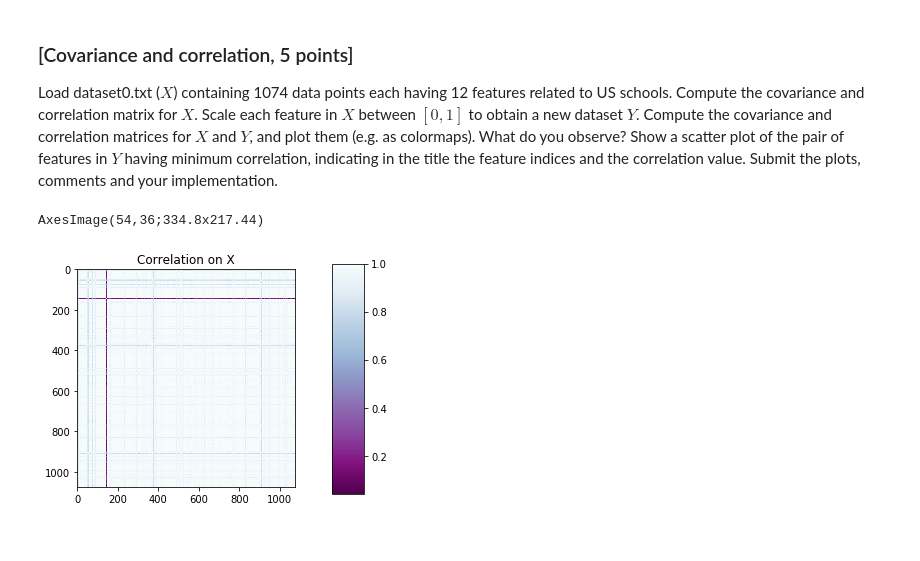
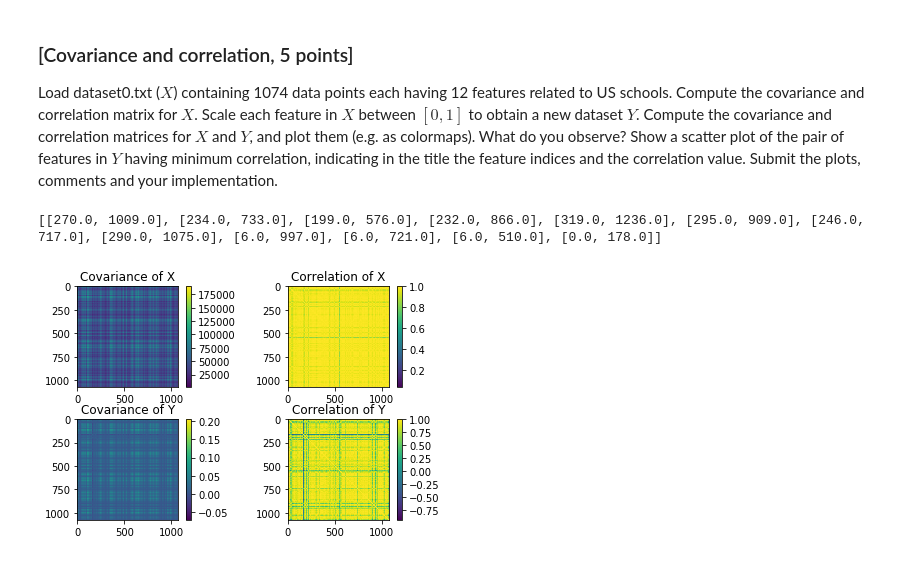
Before and after one commit to znittzel/ml_rh, a Jupyter notebook: hw0.ipynb, the cells around one changed output. Drawn from its saved outputs; the diff is of its cells as text; code cells hidden in the pictures.

```diff
--- a/hw0.ipynb
+++ b/hw0.ipynb
@@ -126,47 +163,51 @@ correlation value. Submit the plots, comments and your implementation.
 # %%
 # Load data
 X = np.loadtxt("dataset.txt")
 
-# Get row and column sizes
-s_r = X.shape[0]
-s_c = X.shape[1]
+# Define subplots
+f, ((X1, X2), (Y1, Y2)) = plt.subplots(2, 2)
 
-# Compute covariance on X
+# Compute coveriance for X and set colorbar
 covX = np.cov(X)
+plot1 = X1.imshow(covX)
+X1.set_title("Covariance of X")
+plt.colorbar(plot1, ax=X1)
 
-# Compute correlation on X
+# Compute correlation for X and set colorbar
 corrX = np.corrcoef(X)
+plot2 = X2.imshow(corrX)
+X2.set_title("Correlation of X")
+plt.colorbar(plot2, ax=X2)
+plt.tight_layout()
 
-# Find min and max for every feature in data
+## Compute Y
 bounds = []
-for i in range(0,X.transpose().shape[0]):
-    bounds.append([X[i].min(),X[i].max()])
+XT = X.T # Transpose to get max and min from each column
+for i in range(0,XT.shape[0]):
+    bounds.append([XT[i].min(),XT[i].max()])
 
 # Normalize data in a scale of 0-1 into new dataset Y
 Y = []
 for i in range(0,len(X)):
     Y.append([])
     for j in range(0, len(X[i])):
         nv = (X[i][j] - bounds[j][0])/(bounds[j][1] - bounds[j][0])
         Y[i].append(nv)
 
-# Compute covariance on Y
+# Compute coveriance for Y and set colorbar
 covY = np.cov(Y)
+plot3 = Y1.imshow(covY)
+Y1.set_title("Covariance of Y")
+plt.colorbar(plot3, ax=Y1)
 
-# Compute correlation on Y
+# Compute correlation for Y and set colorbar
 corrY = np.corrcoef(Y)
+plot4 = Y2.imshow(corrY)
+Y2.set_title("Correlation of Y")
+plt.colorbar(plot4, ax=Y2)
 
-# Plot
-#plt.plot(X,'x')
-#plt.show()
-
-plt.title("Correlation on X")
-im = plt.imshow(corrX, cmap=plt.cm.BuPu_r)
-cax = plt.axes([0.85, 0.1, 0.075, 0.8])
-plt.colorbar(cax=cax)
-
-print(im)
+# Show plots
 plt.show()
 # %% [output]
-AxesImage(54,36;334.8x217.44)
+[[270.0, 1009.0], [234.0, 733.0], [199.0, 576.0], [232.0, 866.0], [319.0, 1236.0], [295.0, 909.0], [246.0, 717.0], [290.0, 1075.0], [6.0, 997.0], [6.0, 721.0], [6.0, 510.0], [0.0, 178.0]]
-[figure, old version]
+[figure, new version]
```
Also changed, not shown: parts of 2 cells of this notebook.
